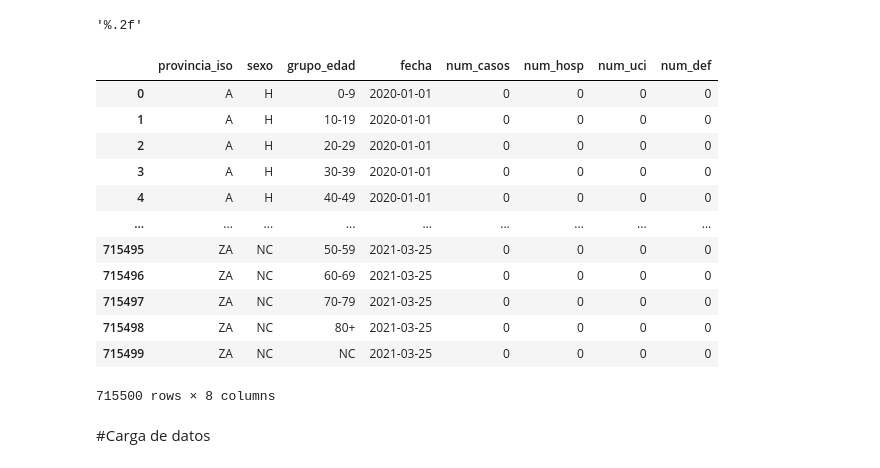
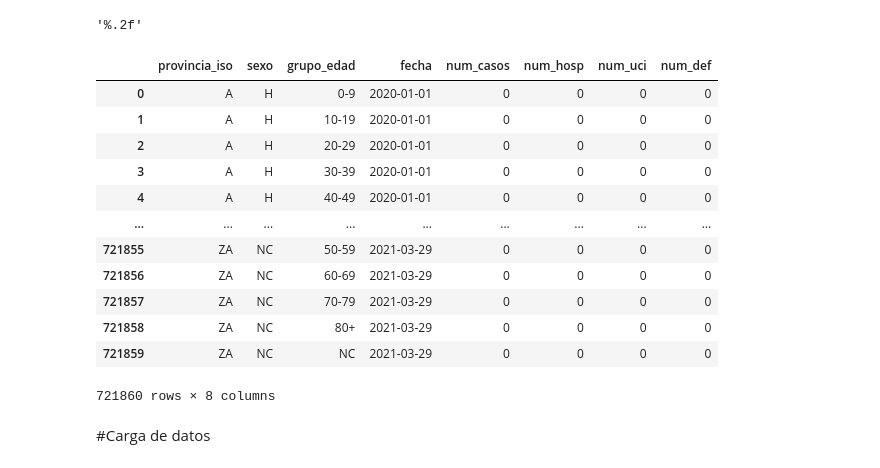
Before and after one commit to jamg-upv/CAHOS19, a Jupyter notebook: WPOMgeneradorDatosCovidSerieRenave.ipynb, the cells around one changed output. Saved outputs shown, nothing was run; the diff lists cells and outputs as text; code cells hidden in the pictures.

```diff
--- a/WPOMgeneradorDatosCovidSerieRenave.ipynb
+++ b/WPOMgeneradorDatosCovidSerieRenave.ipynb
@@ -31,24 +31,24 @@ sns.set_style('whitegrid')  # Pone una malla de fondo bastante mona para Seaborn
 # %%
 # datos:  casos_hosp_uci_def_sexo_edad_provres.csv: Número de hospitalizaciones, número de ingresos en UCI y número de defunciones por sexo, edad y provincia de residencia.
 # Cargamos los datos en un DataFrame de Pandas en la variable 'data'
 # si El ficheros tiene formato CSV
 
-data = pd.read_csv('https://cnecovid.isciii.es/covid19/resources/casos_hosp_uci_def_sexo_edad_provres.csv')
-data  # Al poner el nombre de la variable se muestra su contenido por pantalla
+# data = pd.read_csv('https://cnecovid.isciii.es/covid19/resources/casos_hosp_uci_def_sexo_edad_provres.csv')
+# data  # Al poner el nombre de la variable se muestra su contenido por pantalla
 # %% [output]
 |  | provincia_iso | sexo | grupo_edad | fecha | num_casos | num_hosp | num_uci | num_def |
 | 0 | A | H | 0-9 | 2020-01-01 | 0 | 0 | 0 | 0 |
 | 1 | A | H | 10-19 | 2020-01-01 | 0 | 0 | 0 | 0 |
 | 2 | A | H | 20-29 | 2020-01-01 | 0 | 0 | 0 | 0 |
 | 3 | A | H | 30-39 | 2020-01-01 | 0 | 0 | 0 | 0 |
 | 4 | A | H | 40-49 | 2020-01-01 | 0 | 0 | 0 | 0 |
 | ... | ... | ... | ... | ... | ... | ... | ... | ... |
-| 715495 | ZA | NC | 50-59 | 2021-03-25 | 0 | 0 | 0 | 0 |
-| 715496 | ZA | NC | 60-69 | 2021-03-25 | 0 | 0 | 0 | 0 |
-| 715497 | ZA | NC | 70-79 | 2021-03-25 | 0 | 0 | 0 | 0 |
-| 715498 | ZA | NC | 80+ | 2021-03-25 | 0 | 0 | 0 | 0 |
-| 715499 | ZA | NC | NC | 2021-03-25 | 0 | 0 | 0 | 0 |
+| 721855 | ZA | NC | 50-59 | 2021-03-29 | 0 | 0 | 0 | 0 |
+| 721856 | ZA | NC | 60-69 | 2021-03-29 | 0 | 0 | 0 | 0 |
+| 721857 | ZA | NC | 70-79 | 2021-03-29 | 0 | 0 | 0 | 0 |
+| 721858 | ZA | NC | 80+ | 2021-03-29 | 0 | 0 | 0 | 0 |
+| 721859 | ZA | NC | NC | 2021-03-29 | 0 | 0 | 0 | 0 |
-715500 rows × 8 columns
+721860 rows × 8 columns
 # %% [markdown]
 #Carga de datos
 # %%
```
Also changed, not shown: parts of 13 cells of this notebook.
